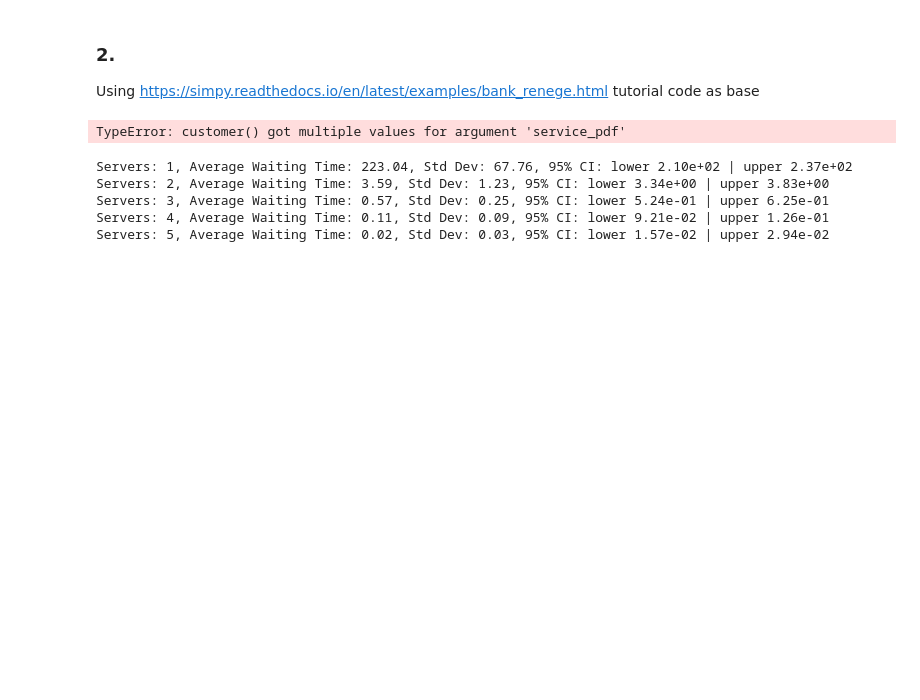
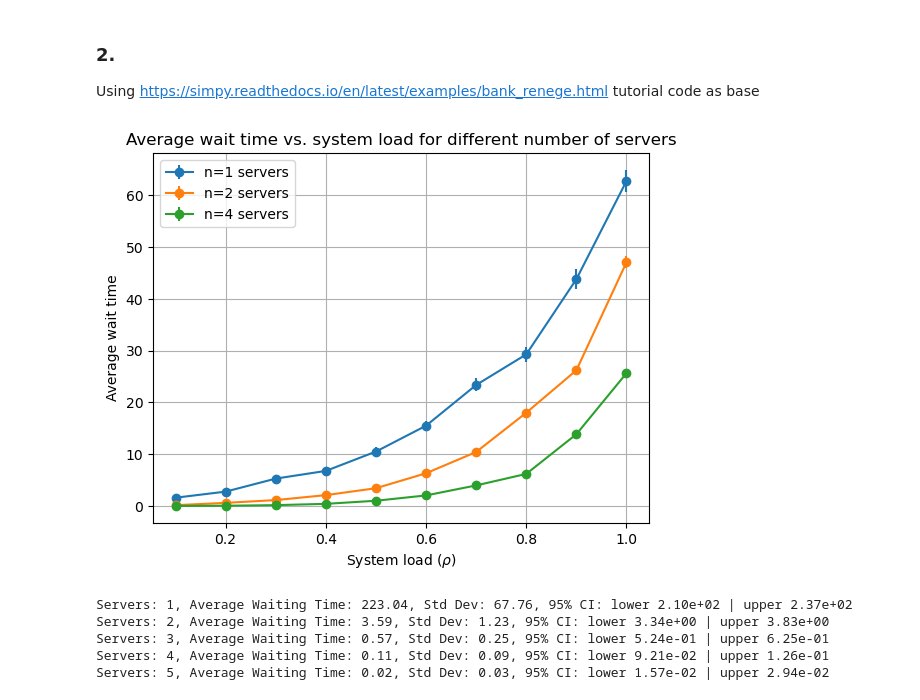
Before and after one commit to jonas4climate/ss-assignment-2, a Jupyter notebook: CalvinLaw_11306734_RaymondZhang_14865904_JonasSchaefer_14039982_2.ipynb, the cells around one changed output. Saved outputs shown, nothing was run; the diff lists cells and outputs as text; code cells hidden in the pictures; blank space fills up the shorter version.

```diff
--- a/CalvinLaw_11306734_RaymondZhang_14865904_JonasSchaefer_14039982_2.ipynb
+++ b/CalvinLaw_11306734_RaymondZhang_14865904_JonasSchaefer_14039982_2.ipynb
@@ -123,7 +123,7 @@ plt.show()
 ### 2.
 Using https://simpy.readthedocs.io/en/latest/examples/bank_renege.html tutorial code as base
 # %%
-def source(env, cst_total, arrival_interval, counters, store_wait_times, arrival_pdf='exp', service_pdf='exp', service_time=SERVICE_TIME):
+def source(env, cst_total, arrival_interval, counters, store_wait_times, arrival_pdf='exp', service_pdf='exp', service_time=SERVICE_TIME, patience_time=None):
     """
     Generates customers at random intervals and initiates their service process.
 
@@ -143,7 +143,7 @@ def source(env, cst_total, arrival_interval, counters, store_wait_times, arrival
     ValueError: If an invalid distribution type is provided for either arrival or service intervals.
     """
     for i in range(cst_total):
-        c = customer(env, f'Customer{i:02d}', counters, store_wait_times, service_pdf=service_pdf, service_time=service_time)
+        c = customer(env, f'Customer{i:02d}', counters, store_wait_times, service_pdf=service_pdf, service_time=service_time, patience_time=patience_time)
         env.process(c)
         if arrival_pdf == 'exp':
             t = random.expovariate(1.0 / arrival_interval)
@@ -153,7 +153,7 @@ def source(env, cst_total, arrival_interval, counters, store_wait_times, arrival
             raise ValueError('Invalid distribution')
         yield env.timeout(t)
 
-def customer(env, name, counters, store_wait_times, service_pdf='exp', service_time=SERVICE_TIME, hyperexp_p=0.25, hyperexp_factor=5):
+def customer(env, name, counters, store_wait_times, service_pdf='exp', service_time=SERVICE_TIME, hyperexp_p=0.25, hyperexp_factor=5, patience_time=None):
     """
     Represents a customer arriving, being served, and leaving.
 
@@ -177,7 +177,10 @@ def customer(env, name, counters, store_wait_times, service_pdf='exp', service_t
     """
     arrive = env.now
     with counters.request() as req:
-        results = yield req
+        if patience_time is not None:
+            results = yield req | env.timeout(patience_time)
+        else:
+            results = yield req
         wait = env.now - arrive
         if service_pdf == 'exp':
             service_time = random.expovariate(1.0 / service_time)
@@ -194,7 +197,7 @@ def customer(env, name, counters, store_wait_times, service_pdf='exp', service_t
         yield env.timeout(service_time)
         store_wait_times.append(wait)
 
-def simulate_experiments(dist_src='exp', dist_cst='exp', ns=[1, 2, 4], n_sim=N_SIM):
+def simulate_experiments(arrival_pdf='exp', service_pdf='exp', ns=[1, 2, 4], n_sim=N_SIM):
     """Run the simulations with provided parameters and return the waiting times and their averages"""
     wait_times_data = {n: [[] for _ in range(n_sim)] for n in ns}
     wait_times_data_mean = {n: [] for n in ns}
@@ -204,7 +207,7 @@ def simulate_experiments(dist_src='exp', dist_cst='exp', ns=[1, 2, 4], n_sim=N_S
             env = simpy.Environment()
             counter = simpy.Resource(env, capacity=n)
             wait_times = []
-            env.process(source(env, N_CUSTOMERS, ARRIVAL_INTERVAL, counter, wait_times, arrival_pdf=dist_src, service_pdf=dist_cst))
+            env.process(source(env, N_CUSTOMERS, ARRIVAL_INTERVAL, counter, wait_times, arrival_pdf=arrival_pdf, service_pdf=service_pdf))
             env.run()
             wait_times_data[n][i] = wait_times
             wait_times_data_mean[n].append(np.mean(wait_times))
@@ -233,39 +236,39 @@ def run_simulation(num_servers, rho_values, mu, simulation_time, num_simulations
         wait_times_aggregate = []
         for _ in range(num_simulations):
             env = simpy.Environment()
             wait_times = []
             env.process(source(env, N_CUSTOMERS, 1/lambda_rate, simpy.Resource(env, capacity=num_servers), wait_times))
             env.run(until=simulation_time)
             wait_times_aggregate.extend(wait_times)
         avg_wait = np.mean(wait_times_aggregate)
         std_dev = np.std(wait_times_aggregate)
-        conf_interval = st.t.interval(0.95, len(wait_times_aggregate)-1, loc=avg_wait, scale=st.sem(wait_times_aggregate))
+        conf_interval = st.t.interval(0.997, len(wait_times_aggregate)-1, loc=avg_wait, scale=st.sem(wait_times_aggregate))
         results.append((rho, avg_wait, std_dev, conf_interval))
     return results
 
 # Set parameters
 MU = 1 / SERVICE_TIME
-rho_values = np.linspace(0.1, 0.9, 9)  # Varying ρ from 0.1 to 0.9
+rho_values = np.linspace(0.1, 1.0, 10)
 simulation_time = 1000
 num_simulations = 100
 
 # Run simulations for different server numbers
 for num_servers in [1, 2, 4]:
     simulation_results = run_simulation(num_servers, rho_values, MU, simulation_time, num_simulations)
     # Plotting
     avg_wait_times = [result[1] for result in simulation_results]
     conf_intervals = [result[3] for result in simulation_results]
     errors = [(upper - lower) / 2 for lower, upper in conf_intervals]
     plt.errorbar(rho_values, avg_wait_times, yerr=errors, label=f'n={num_servers} servers', fmt='-o')
 
-plt.xlabel('System Load (ρ)')
-plt.ylabel('Average Wait Time')
-plt.title('Average Wait Time vs System Load for Different Server Configurations')
+plt.xlabel('System load ($ρ$)')
+plt.ylabel('Average wait time')
+plt.title('Average wait time vs. system load for different number of servers')
 plt.legend()
 plt.grid(True)
 plt.show()
 # %% [output]
-TypeError: customer() got multiple values for argument 'service_pdf'
+[figure, added]
 # %%
 def simulate_experiments(arrival_pdf='exp', service_pdf='exp', ns=[1, 2, 4]):
     """Run the simulations with provided parameters and return the average waiting times"""
```
Also changed, not shown: parts of 1 cell of this notebook.
